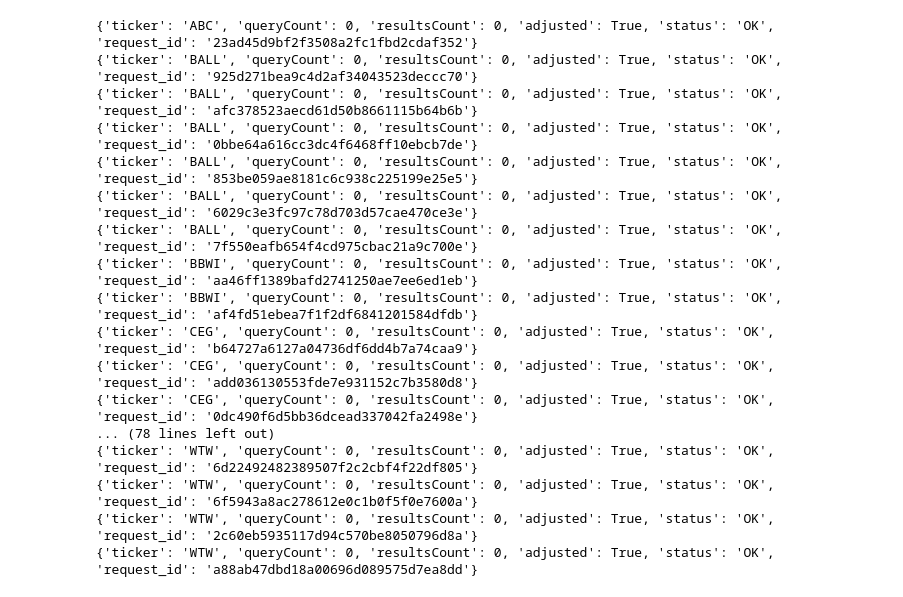
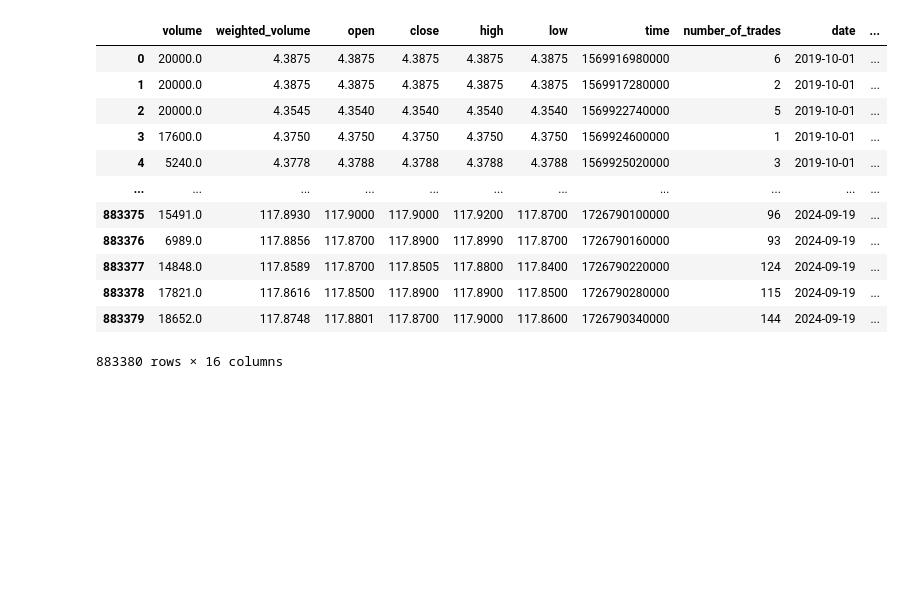
Before and after one commit to OGibbard/Quant, a Jupyter notebook: downloadDataPolygon.ipynb, the cells around one changed output. Cells and saved outputs as stored; diff of their text form; code cells hidden in the pictures; blank space fills up the shorter version.

```diff
--- a/downloadDataPolygon.ipynb
+++ b/downloadDataPolygon.ipynb
@@ -59,43 +110,0 @@ def getStockData(stockComponent):
-# %%
-for k in range(len(stockComponents)):
-    ticker = stockComponents[k]
-    timespan = "minute"
-    start_date = datetime(2021, 3, 15)
-    end_date = datetime(2023, 11, 3)
-    batch_size = 60
-    current_date = start_date
-    all_data = []
-
-    while current_date < end_date:
-        batch_end_date = current_date + timedelta(days=batch_size)
-        if batch_end_date > end_date:
-            batch_end_date = end_date
-        url = f"https://api.polygon.io/v2/aggs/ticker/{ticker}/range/1/{timespan}/{current_date.date()}/{batch_end_date.date()}?adjusted=true&sort=asc&limit=50000&apiKey={API_KEY}"
-        response = requests.get(url)
-        data = response.json()
-        if "results" in data:
-            all_data.extend(data["results"])
-        else:
-            print(data)
-        current_date = batch_end_date + timedelta(days=1)
-    df = pl.DataFrame(all_data)
-    df = df.rename({"v":"volume", "vw":"weighted volume", "o":"open", "c":"close", "h":"high", "l":"low", "t":"time", "n":"number of trades"})
-    df.write_csv('../Data/SP500/minuteHist2021/afterHours/'+ticker+'.csv')
-# %% [output]
-{'ticker': 'ABC', 'queryCount': 0, 'resultsCount': 0, 'adjusted': True, 'status': 'OK', 'request_id': '23ad45d9bf2f3508a2fc1fbd2cdaf352'}
-{'ticker': 'BALL', 'queryCount': 0, 'resultsCount': 0, 'adjusted': True, 'status': 'OK', 'request_id': '925d271bea9c4d2af34043523deccc70'}
-{'ticker': 'BALL', 'queryCount': 0, 'resultsCount': 0, 'adjusted': True, 'status': 'OK', 'request_id': 'afc378523aecd61d50b8661115b64b6b'}
-{'ticker': 'BALL', 'queryCount': 0, 'resultsCount': 0, 'adjusted': True, 'status': 'OK', 'request_id': '0bbe64a616cc3dc4f6468ff10ebcb7de'}
-{'ticker': 'BALL', 'queryCount': 0, 'resultsCount': 0, 'adjusted': True, 'status': 'OK', 'request_id': '853be059ae8181c6c938c225199e25e5'}
-{'ticker': 'BALL', 'queryCount': 0, 'resultsCount': 0, 'adjusted': True, 'status': 'OK', 'request_id': '6029c3e3fc97c78d703d57cae470ce3e'}
-{'ticker': 'BALL', 'queryCount': 0, 'resultsCount': 0, 'adjusted': True, 'status': 'OK', 'request_id': '7f550eafb654f4cd975cbac21a9c700e'}
-{'ticker': 'BBWI', 'queryCount': 0, 'resultsCount': 0, 'adjusted': True, 'status': 'OK', 'request_id': 'aa46ff1389bafd2741250ae7ee6ed1eb'}
-{'ticker': 'BBWI', 'queryCount': 0, 'resultsCount': 0, 'adjusted': True, 'status': 'OK', 'request_id': 'af4fd51ebea7f1f2df6841201584dfdb'}
-{'ticker': 'CEG', 'queryCount': 0, 'resultsCount': 0, 'adjusted': True, 'status': 'OK', 'request_id': 'b64727a6127a04736df6dd4b7a74caa9'}
-{'ticker': 'CEG', 'queryCount': 0, 'resultsCount': 0, 'adjusted': True, 'status': 'OK', 'request_id': 'add036130553fde7e931152c7b3580d8'}
-{'ticker': 'CEG', 'queryCount': 0, 'resultsCount': 0, 'adjusted': True, 'status': 'OK', 'request_id': '0dc490f6d5bb36dcead337042fa2498e'}
-... (78 lines left out)
-{'ticker': 'WTW', 'queryCount': 0, 'resultsCount': 0, 'adjusted': True, 'status': 'OK', 'request_id': '6d22492482389507f2c2cbf4f22df805'}
-{'ticker': 'WTW', 'queryCount': 0, 'resultsCount': 0, 'adjusted': True, 'status': 'OK', 'request_id': '6f5943a8ac278612e0c1b0f5f0e7600a'}
-{'ticker': 'WTW', 'queryCount': 0, 'resultsCount': 0, 'adjusted': True, 'status': 'OK', 'request_id': '2c60eb5935117d94c570be8050796d8a'}
-{'ticker': 'WTW', 'queryCount': 0, 'resultsCount': 0, 'adjusted': True, 'status': 'OK', 'request_id': 'a88ab47dbd18a00696d089575d7ea8dd'}
@@ -129,0 +111,17 @@ for k in range(len(stockComponents)):
+# %%
+current=pd.read_csv('../Data/SP500/minuteHist2019/NVDA.csv')
+current
+# %% [output]
+|  | volume | weighted_volume | open | close | high | low | time | number_of_trades | date | ... |
+| 0 | 20000.0 | 4.3875 | 4.3875 | 4.3875 | 4.3875 | 4.3875 | 1569916980000 | 6 | 2019-10-01 | ... |
+| 1 | 20000.0 | 4.3875 | 4.3875 | 4.3875 | 4.3875 | 4.3875 | 1569917280000 | 2 | 2019-10-01 | ... |
+| 2 | 20000.0 | 4.3545 | 4.3540 | 4.3540 | 4.3540 | 4.3540 | 1569922740000 | 5 | 2019-10-01 | ... |
+| 3 | 17600.0 | 4.3750 | 4.3750 | 4.3750 | 4.3750 | 4.3750 | 1569924600000 | 1 | 2019-10-01 | ... |
+| 4 | 5240.0 | 4.3778 | 4.3788 | 4.3788 | 4.3788 | 4.3788 | 1569925020000 | 3 | 2019-10-01 | ... |
+| ... | ... | ... | ... | ... | ... | ... | ... | ... | ... | ... |
+| 883375 | 15491.0 | 117.8930 | 117.9000 | 117.9000 | 117.9200 | 117.8700 | 1726790100000 | 96 | 2024-09-19 | ... |
+| 883376 | 6989.0 | 117.8856 | 117.8700 | 117.8900 | 117.8990 | 117.8700 | 1726790160000 | 93 | 2024-09-19 | ... |
+| 883377 | 14848.0 | 117.8589 | 117.8700 | 117.8505 | 117.8800 | 117.8400 | 1726790220000 | 124 | 2024-09-19 | ... |
+| 883378 | 17821.0 | 117.8616 | 117.8500 | 117.8900 | 117.8900 | 117.8500 | 1726790280000 | 115 | 2024-09-19 | ... |
+| 883379 | 18652.0 | 117.8748 | 117.8801 | 117.8700 | 117.9000 | 117.8600 | 1726790340000 | 144 | 2024-09-19 | ... |
+883380 rows × 16 columns
```
Also changed, not shown: parts of 11 cells of this notebook, 3 other files.
